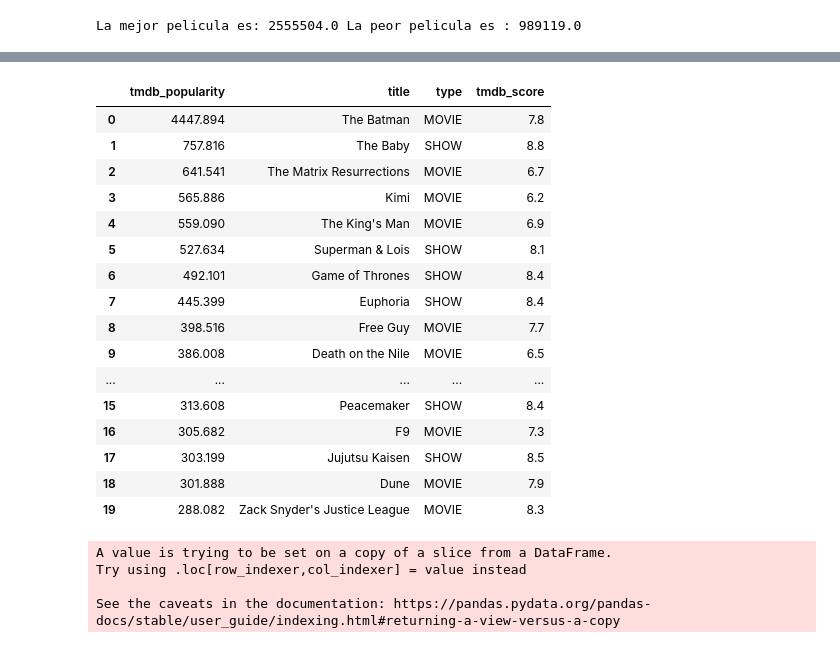
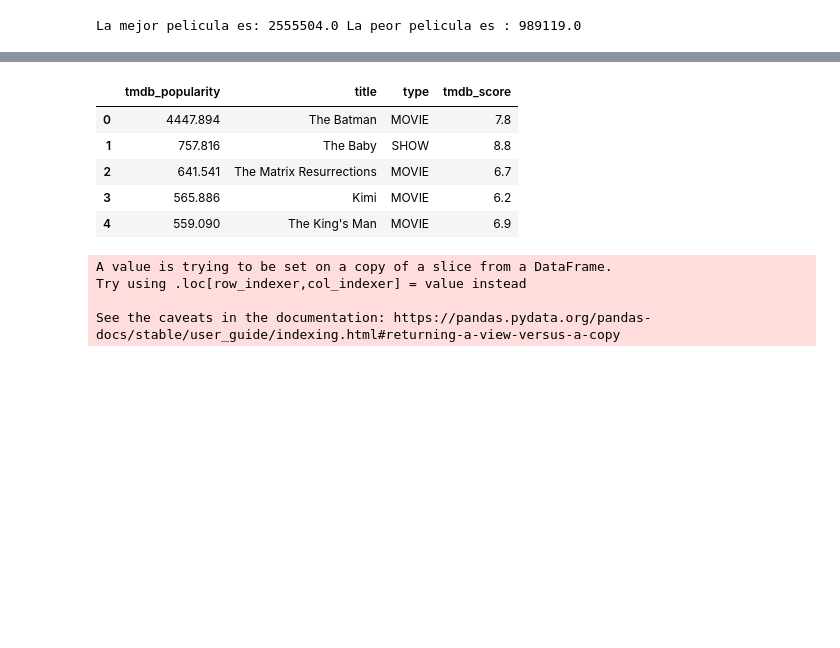
Before and after one commit to EDSONRRs/DIPLOMADO, a Jupyter notebook: Exposición_Diplomado.ipynb, the cells around one changed output, grey strips where cells are left out. Drawn from its saved outputs; the diff is of its cells as text; code cells hidden in the pictures; blank space fills up the shorter version.

```diff
--- a/Exposición_Diplomado.ipynb
+++ b/Exposición_Diplomado.ipynb
@@ -201,23 +128,12 @@ Reper[['imdb_score','title','type']].sort_values('imdb_score',ascending=False).d
 # %%
-Reper[['tmdb_popularity','title','type','tmdb_score']].sort_values(by='tmdb_popularity',ascending=False).drop_duplicates().reset_index(drop=True)[:20]
+Reper[['tmdb_popularity','title','type','tmdb_score']].sort_values(by='tmdb_popularity',ascending=False).drop_duplicates().reset_index(drop=True)[:5]#Las 5 mas populares
 # %% [output]
 |  | tmdb_popularity | title | type | tmdb_score |
 | 0 | 4447.894 | The Batman | MOVIE | 7.8 |
 | 1 | 757.816 | The Baby | SHOW | 8.8 |
 | 2 | 641.541 | The Matrix Resurrections | MOVIE | 6.7 |
 | 3 | 565.886 | Kimi | MOVIE | 6.2 |
 | 4 | 559.090 | The King's Man | MOVIE | 6.9 |
-| 5 | 527.634 | Superman & Lois | SHOW | 8.1 |
-| 6 | 492.101 | Game of Thrones | SHOW | 8.4 |
-| 7 | 445.399 | Euphoria | SHOW | 8.4 |
-| 8 | 398.516 | Free Guy | MOVIE | 7.7 |
-| 9 | 386.008 | Death on the Nile | MOVIE | 6.5 |
-| ... | ... | ... | ... | ... |
-| 15 | 313.608 | Peacemaker | SHOW | 8.4 |
-| 16 | 305.682 | F9 | MOVIE | 7.3 |
-| 17 | 303.199 | Jujutsu Kaisen | SHOW | 8.5 |
-| 18 | 301.888 | Dune | MOVIE | 7.9 |
-| 19 | 288.082 | Zack Snyder's Justice League | MOVIE | 8.3 |
 # %%
 tv['seasons']=tv['seasons'].dropna().astype(int)
 # %% [output]
```
Also changed, not shown: parts of 17 cells of this notebook.
